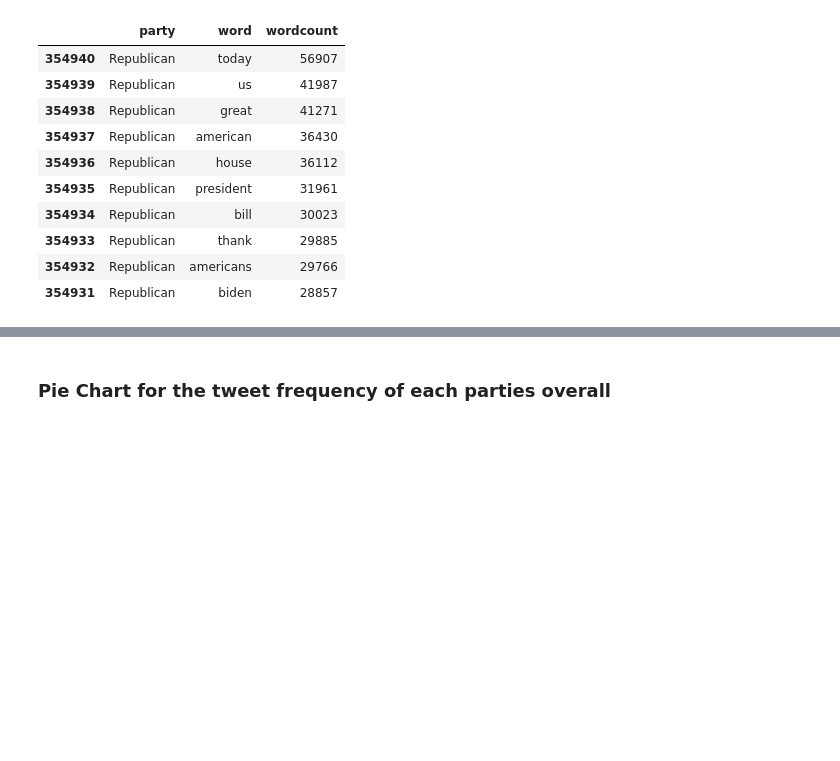
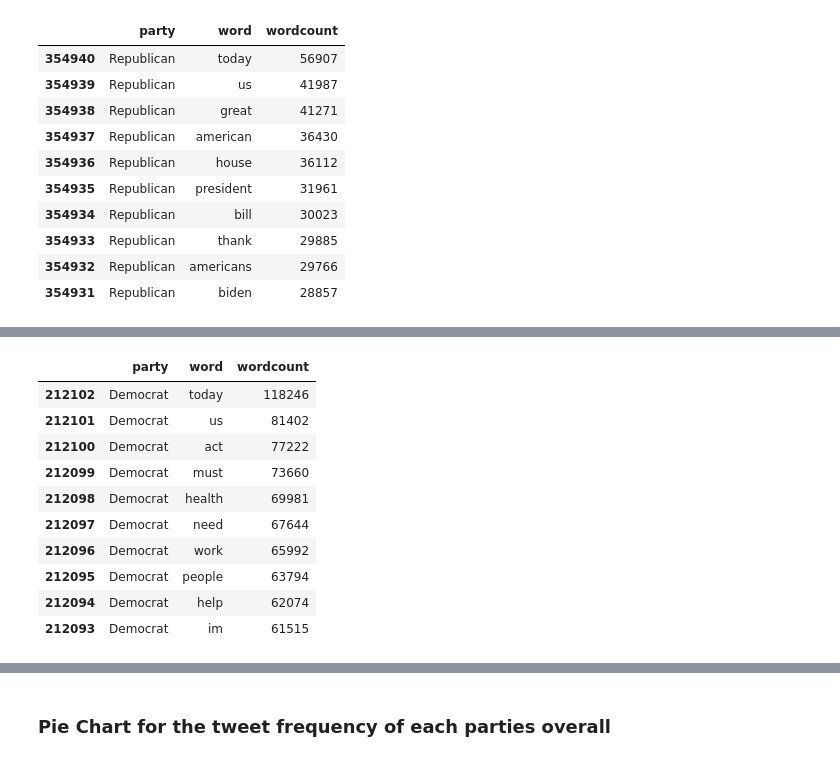
Before and after one commit to VieVaWaldi/PoliticalDespairTwitter, a Jupyter notebook: AnalysisSummary.ipynb, the cells around one changed output, grey strips where cells are left out. Saved outputs shown, nothing was run; the diff lists cells and outputs as text; code cells hidden in the pictures; blank space fills up the shorter version.

```diff
--- a/AnalysisSummary.ipynb
+++ b/AnalysisSummary.ipynb
@@ -155,0 +157,16 @@ top_10_Republican_word_count.plot.barh(ylabel='word', xlabel='wordcount',x='word
+# %%
+top_10_Democrat_word_count = top_50_Democrat_word_count.head(10)
+
+top_10_Democrat_word_count
+# %% [output]
+|  | party | word | wordcount |
+| 212102 | Democrat | today | 118246 |
+| 212101 | Democrat | us | 81402 |
+| 212100 | Democrat | act | 77222 |
+| 212099 | Democrat | must | 73660 |
+| 212098 | Democrat | health | 69981 |
+| 212097 | Democrat | need | 67644 |
+| 212096 | Democrat | work | 65992 |
+| 212095 | Democrat | people | 63794 |
+| 212094 | Democrat | help | 62074 |
+| 212093 | Democrat | im | 61515 |
```
Also changed, not shown: parts of 4 cells of this notebook.
